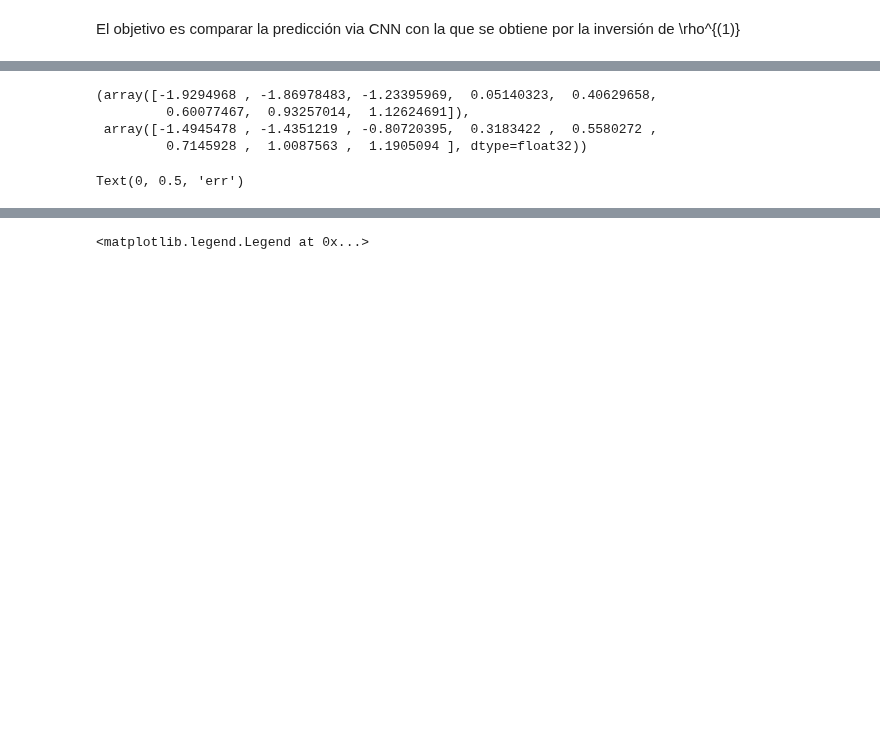
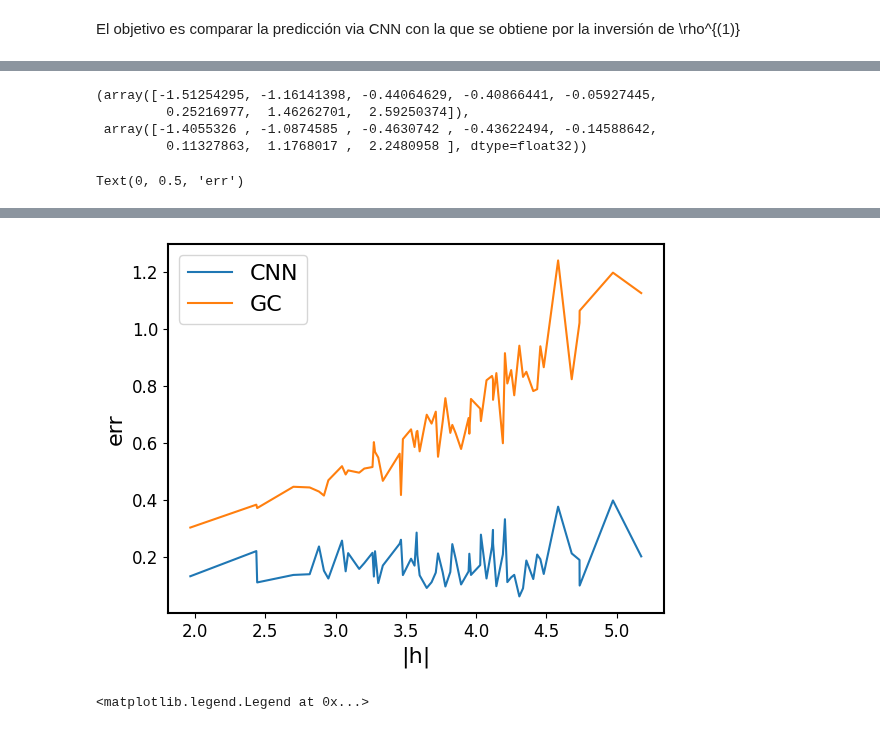
Before and after one commit to aguschanchu/FermionicML, a Jupyter notebook: FermionicML_thermal_2body.ipynb, the cells around one changed output, grey strips where cells are left out. Saved outputs shown, nothing was run; the diff lists cells and outputs as text; code cells hidden in the pictures; blank space fills up the shorter version.

```diff
--- a/FermionicML_thermal_2body.ipynb
+++ b/FermionicML_thermal_2body.ipynb
@@ -1893,17 +1975,18 @@ predictions = model.predict(input_data)
 # %%
-idx = 122
+idx = 22
 rho_1_pred_gc(actual_values)[idx], np.sort(actual_values[idx])
 # %% [output]
-(array([-1.9294968 , -1.86978483, -1.23395969,  0.05140323,  0.40629658,
-         0.60077467,  0.93257014,  1.12624691]),
- array([-1.4945478 , -1.4351219 , -0.80720395,  0.3183422 ,  0.5580272 ,
-         0.7145928 ,  1.0087563 ,  1.1905094 ], dtype=float32))
+(array([-1.51254295, -1.16141398, -0.44064629, -0.40866441, -0.05927445,
+         0.25216977,  1.46262701,  2.59250374]),
+ array([-1.4055326 , -1.0874585 , -0.4630742 , -0.43622494, -0.14588642,
+         0.11327863,  1.1768017 ,  2.2480958 ], dtype=float32))
 # %%
 import matplotlib.pyplot as plt
 
 # Definición de estimadores
 def rho_1_pred_gc(h_labels, beta = beta):
-    rho_1, rho_2 = rho_reconstruction(h_labels, h_type, state_type, input_type)
+    rho_1 = rho_reconstruction(h_labels, h_type, state_type, input_type)
+    #rho_1, rho_2 = rho_reconstruction(h_labels, h_type, state_type, input_type)
     inv_res = np.zeros(shape=(gpu_batch_size, basis.d))
     for i in range(gpu_batch_size):
         inv = scipy.linalg.pinv(rho_1[i])
@@ -1914,7 +1997,7 @@ def rho_1_pred_gc(h_labels, beta = beta):
 e_ids = np.linalg.norm(actual_values, axis=1).argsort()
 e_values = np.linalg.norm(actual_values, axis=1)[e_ids]
 predictions_sort = np.sort(predictions[e_ids], axis=1)
-actual_values_sort = np.sort(actual_values[e_ids], axis=1)
+actual_values_sort = np.sort(actual_values[e_ids] - np.mean(actual_values, axis=1)[e_ids][:,np.newaxis], axis=1)
 rho_inv = rho_1_pred_gc(actual_values)[e_ids]
 
 plt.plot(e_values, np.linalg.norm(predictions_sort-actual_values_sort, axis=1), label='CNN')
@@ -1938,3 +2020,4 @@ Text(0, 0.5, 'err')
+[figure, added]
 # %%
 for eig_idx in range(actual_values_sort.shape[1]):
     plt.plot(e_values, rho_inv[:, eig_idx] - actual_values_sort[:, eig_idx],
```
Also changed, not shown: parts of 14 cells of this notebook.
